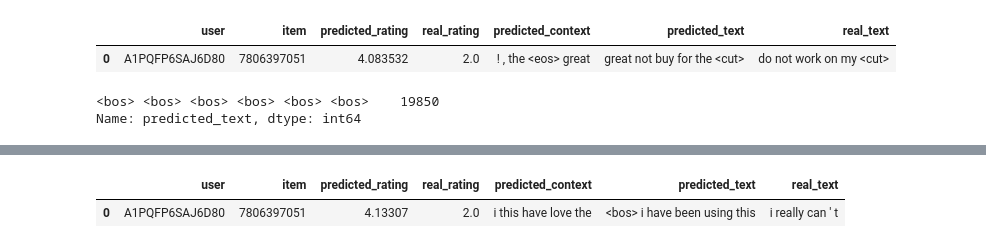
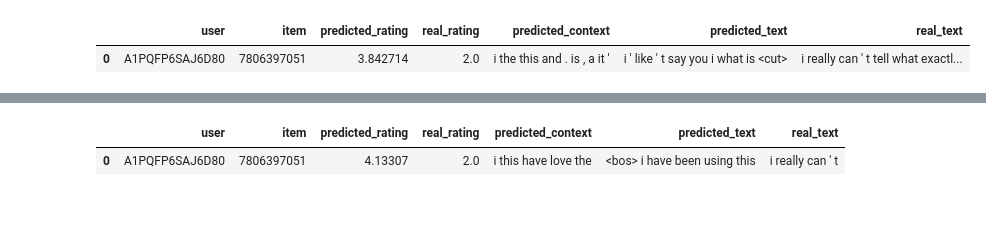
Before and after one commit to andreu-vall/tfg, a Jupyter notebook: analysis.ipynb, the cells around one changed output, grey strips where cells are left out. Drawn from its saved outputs; the diff is of its cells as text; code cells hidden in the pictures; blank space fills up the shorter version.

```diff
--- a/analysis.ipynb
+++ b/analysis.ipynb
@@ -38,35 +48,19 @@ Name: predicted_text, Length: 11891, dtype: int64
 # %%
 # Hauria de permetre de combinar les prediccions des de diferents fitxers? O fer un procediment q et digui la info?
 # Les úniques coses que canviaran seran el predicted_text pràcticament, si són del mateix model
 
 def get_test_dataframe(train_id):
     with open(f"out/{train_id}/test.json") as f:
         results = json.load(f)['results']
 
     df = pd.DataFrame(results)
     return df
 
-df2 = get_test_dataframe('train_id_3')
+df2 = get_test_dataframe('train_id_13')
 
-# LOL clarament hi ha un leakage de la òstia
+# Crec que excepte el predicted_text tot serà igual en el test i qualsevol generate
 
 df2.head(1)
 # %% [output]
 |  | user | item | predicted_rating | real_rating | predicted_context | predicted_text | real_text |
-| 0 | A1PQFP6SAJ6D80 | 7806397051 | 4.083532 | 2.0 | ! , the <eos> great | great not buy for the <cut> | do not work on my <cut> |
+| 0 | A1PQFP6SAJ6D80 | 7806397051 | 3.842714 | 2.0 | i the this and . is , a it ' | i ' like ' t say you i what is <cut> | i really can ' t tell what exactl... |
-# %%
-df1['predicted_text'].value_counts() # BRUH what's this bullshit of generation. Canviant la màscara s'ha arruïnat?
-# Potser el <bos> l'hauria de tractar com cosa especial i forçar a posar-lo? Possiblement sí, pq és kinda stupid que
-# el model em generi tot <bos>
-
-# amb 3 èpoques ja ha après a no fer aquesta bullshit though
-
-# tot i així és kinda inútil gastar recursos en predir-jo
-
-# wait pel generate encara fa aquesta bullshit? No entenc pq???? He fet algo malament? En el generate
-
-# No acaba de tenir sentit per mi que un faci una cosa i l'altre una altra. Ja que com a mínim en el step 2
-# haurien de ser exactament iguals?
-# %% [output]
-<bos> <bos> <bos> <bos> <bos> <bos>    19850
-Name: predicted_text, dtype: int64
```
Also changed, not shown: parts of 6 cells of this notebook, 11 other files.
